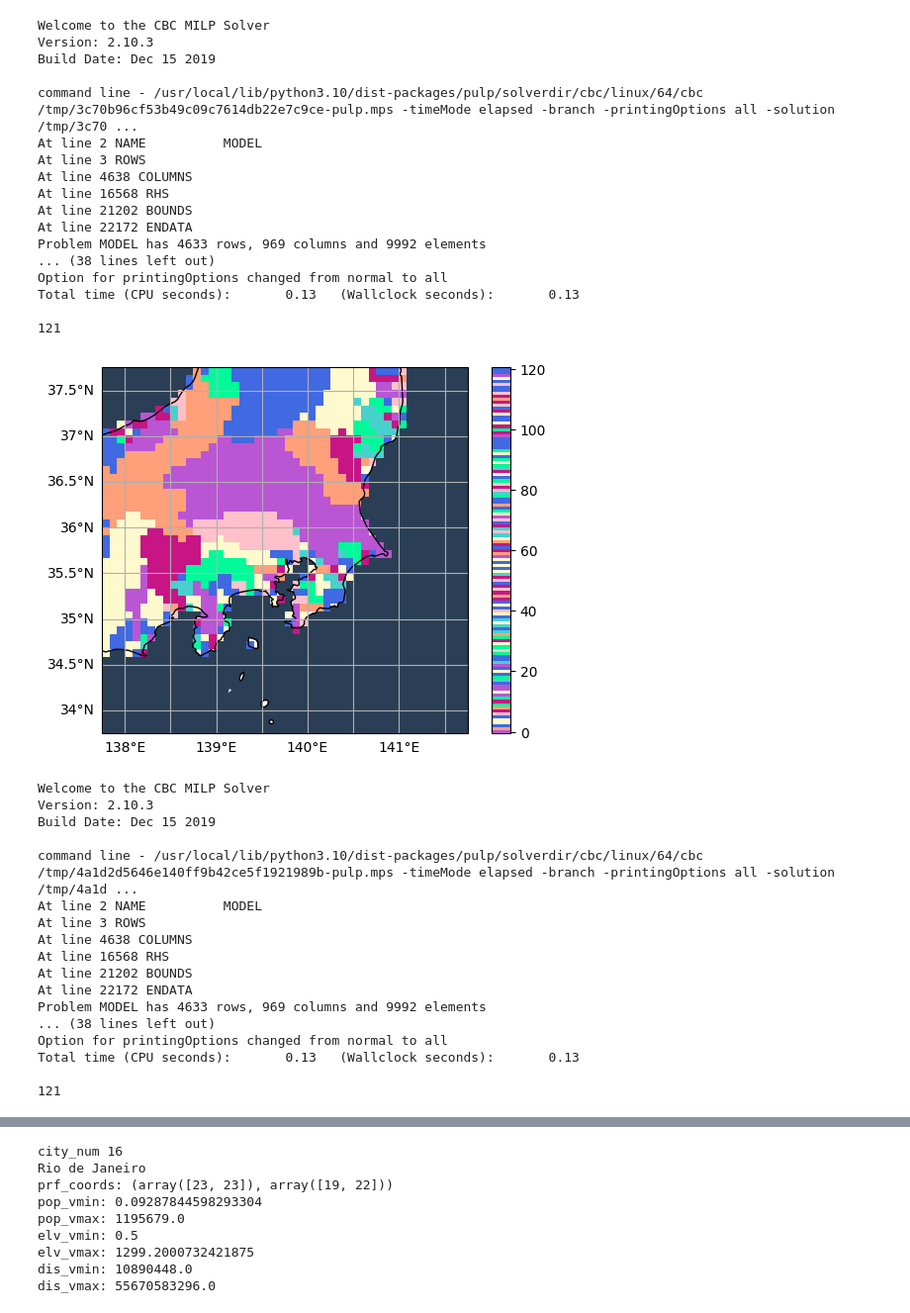
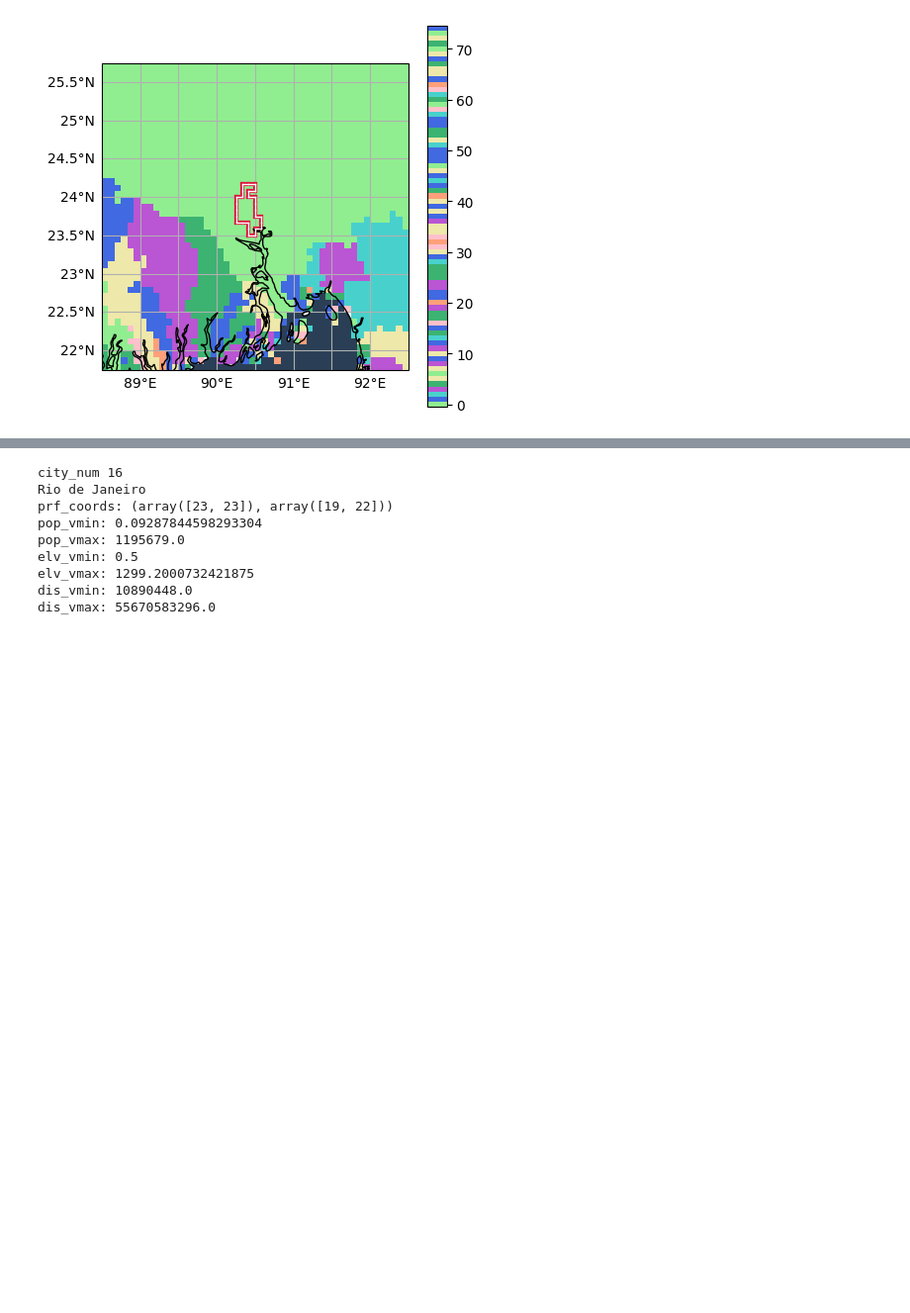
Before and after one commit to HalKiyo/h08_urban, a Jupyter notebook: global_city/pst/josui_gesui.ipynb, the cells around one changed output, grey strips where cells are left out. Shown at 99% size. Drawn from its saved outputs; the diff is of its cells as text; code cells hidden in the pictures; blank space fills up the shorter version.

```diff
--- a/global_city/pst/josui_gesui.ipynb
+++ b/global_city/pst/josui_gesui.ipynb
@@ -664,5 +718,5 @@ def main(target_index):
     result = explore(target_index, remove_grid, innercity_grid, width)
     return result
 
-result = main(1)
+result = main(11)
 # %% [output]
@@ -759,5 +822,6 @@ Requirement already satisfied: six>=1.5 in /usr/local/lib/python3.10/dist-packag
 WARNING: Running pip as the 'root' user can result in broken permissions and conflicting behaviour with the system package manager. It is recommended to use a virtual environment instead: https://pip. ...
 # %%
+import pulp
 import pandas as pd
 from ortoolpy import model_min, addbinvars, addvals
 from pulp import lpSum
@@ -804,7 +868,7 @@ def four_color_problem(Rivnum_masked_array, color_code):
         for j in get_adjacent(Rivnum_masked_array, int(basin_lst[i])):
             for k in range(len(color_code)):  # 隣接県を違う色に(4)
                 m += lpSum(df[((df.code == i)  | (df.basin_num == int(j))) & (df.color == k)].Var) <= 1
-    m.solve()  # 求解(5)
+    m.solve(pulp.PULP_CBC_CMD(msg=0))  # 求解(5)
     addvals(df)  # 結果設定(6)
     cols = df[df.Val > 0].color.apply(color_code.__getitem__).reset_index(drop=True)
     return df
@@ -835,9 +973,9 @@ def get_index(val, index_dict):
 #---------------------------------------------------------------------------------------------------------------
 #  Basinの図を作図する
 #---------------------------------------------------------------------------------------------------------------
-def plot_basin(extent, data, Rivnum_masked_array, gs_position=None, fig=None):
+def plot_basin(extent, citymask, data, Rivnum_masked_array, gs_position=None, fig=None):
     # cmap
-    color_code = ['#4169e1', '#fffacd', '#c71585', '#00fa9a', '#ba55d3', '#48d1cc', '#ffc0cb', '#ffa07a']
+    color_code = ['#4169e1', '#eee8aa', '#3cb371', '#90ee90', '#ba55d3', '#48d1cc', '#ffc0cb', '#ffa07a']
     color_masked = np.ma.masked_where(Rivnum_masked_array >= 1e20, Rivnum_masked_array)
     color_filled = color_masked.filled(-1)
     num_colors, index_dict, cmap = pulp_cmap(color_filled, color_code)
@@ -848,83 +986,49 @@ def plot_basin(extent, data, Rivnum_masked_array, gs_position=None, fig=None):
     indexed_data = np.vectorize(get_index)(data_filled, index_dict)
     indexed_data_masked = np.ma.masked_where(indexed_data<0, indexed_data)
 
-    print(num_colors)
-
     if gs_position is not None:
         ax = fig.add_subplot(gs_position, projection=projection)
         ax.set_extent(extent, projection)
-        gl = ax.gridlines(draw_labels=True)
+        gl = ax.gridlines(draw_labels=True, zorder=0)
         gl.top_labels = False   # Turn off top x-axis labels
         gl.right_labels = False # Turn off right y-axis labels
         ax.add_feature(cfea.OCEAN, color='#2A3F56')
         ax.coastlines()
         img = ax.imshow(indexed_data_masked,
                         origin='upper',
                         extent=extent,
                         transform=projection,
                         cmap=cmap,
                         vmin=-0.5, vmax=num_colors-0.5)
 
     else:
         # draw
-        fig = plt.figure()
+        fig = plt.figure(figsize=(5,5))
         ax = plt.subplot(projection=projection)
         ax.set_extent(extent, projection)
-        gl = ax.gridlines(draw_labels=True)
+        gl = ax.gridlines(draw_labels=True, zorder=0)
         gl.top_labels = False   # Turn off top x-axis labels
         gl.right_labels = False # Turn off right y-axis labels
+        #ax.add_feature(cfea.OCEAN, color='#FFFFFF')
         ax.add_feature(cfea.OCEAN, color='#2A3F56')
         ax.coastlines()
         img = ax.imshow(indexed_data_masked,
                         origin='upper',
                         extent=extent,
                         transform=projection,
                         cmap=cmap,
                         vmin=-0.5, vmax=num_colors-0.5)
+        stw = draw_mask_sotowaku(extent, citymask, ax=ax)
         fig.colorbar(img, ax=ax)
         plt.show()
 
 
-plot_basin(result[0], result[6], result[6])
-plot_basin(result[0], result[8], result[6])
-plot_basin(result[0], result[10], result[6])
+plot_basin(result[0], result[1], result[6], result[6])
+plot_basin(result[0], result[1], result[8], result[6])
+plot_basin(result[0], result[1], result[10], result[6])
 
-plot_basin(result[0], result[7], result[6])
-plot_basin(result[0], result[9], result[6])
-plot_basin(result[0], result[11], result[6])
+plot_basin(result[0], result[1], result[7], result[6])
+plot_basin(result[0], result[1], result[9], result[6])
+plot_basin(result[0], result[1], result[11], result[6])
 # %% [output]
-Welcome to the CBC MILP Solver
-Version: 2.10.3
-Build Date: Dec 15 2019
-
-command line - /usr/local/lib/python3.10/dist-packages/pulp/solverdir/cbc/linux/64/cbc /tmp/3c70b96cf53b49c09c7614db22e7c9ce-pulp.mps -timeMode elapsed -branch -printingOptions all -solution /tmp/3c70 ...
-At line 2 NAME          MODEL
-At line 3 ROWS
-At line 4638 COLUMNS
-At line 16568 RHS
-At line 21202 BOUNDS
-At line 22172 ENDATA
-Problem MODEL has 4633 rows, 969 columns and 9992 elements
-... (38 lines left out)
-Option for printingOptions changed from normal to all
-Total time (CPU seconds):       0.13   (Wallclock seconds):       0.13
-
-121
-[figure, old version]
+[figure, new version]
-Welcome to the CBC MILP Solver
-Version: 2.10.3
-Build Date: Dec 15 2019
-
-command line - /usr/local/lib/python3.10/dist-packages/pulp/solverdir/cbc/linux/64/cbc /tmp/4a1d2d5646e140ff9b42ce5f1921989b-pulp.mps -timeMode elapsed -branch -printingOptions all -solution /tmp/4a1d ...
-At line 2 NAME          MODEL
-At line 3 ROWS
-At line 4638 COLUMNS
-At line 16568 RHS
-At line 21202 BOUNDS
-At line 22172 ENDATA
-Problem MODEL has 4633 rows, 969 columns and 9992 elements
-... (38 lines left out)
-Option for printingOptions changed from normal to all
-Total time (CPU seconds):       0.13   (Wallclock seconds):       0.13
-
-121
```
Also changed, not shown: parts of 18 cells of this notebook.
